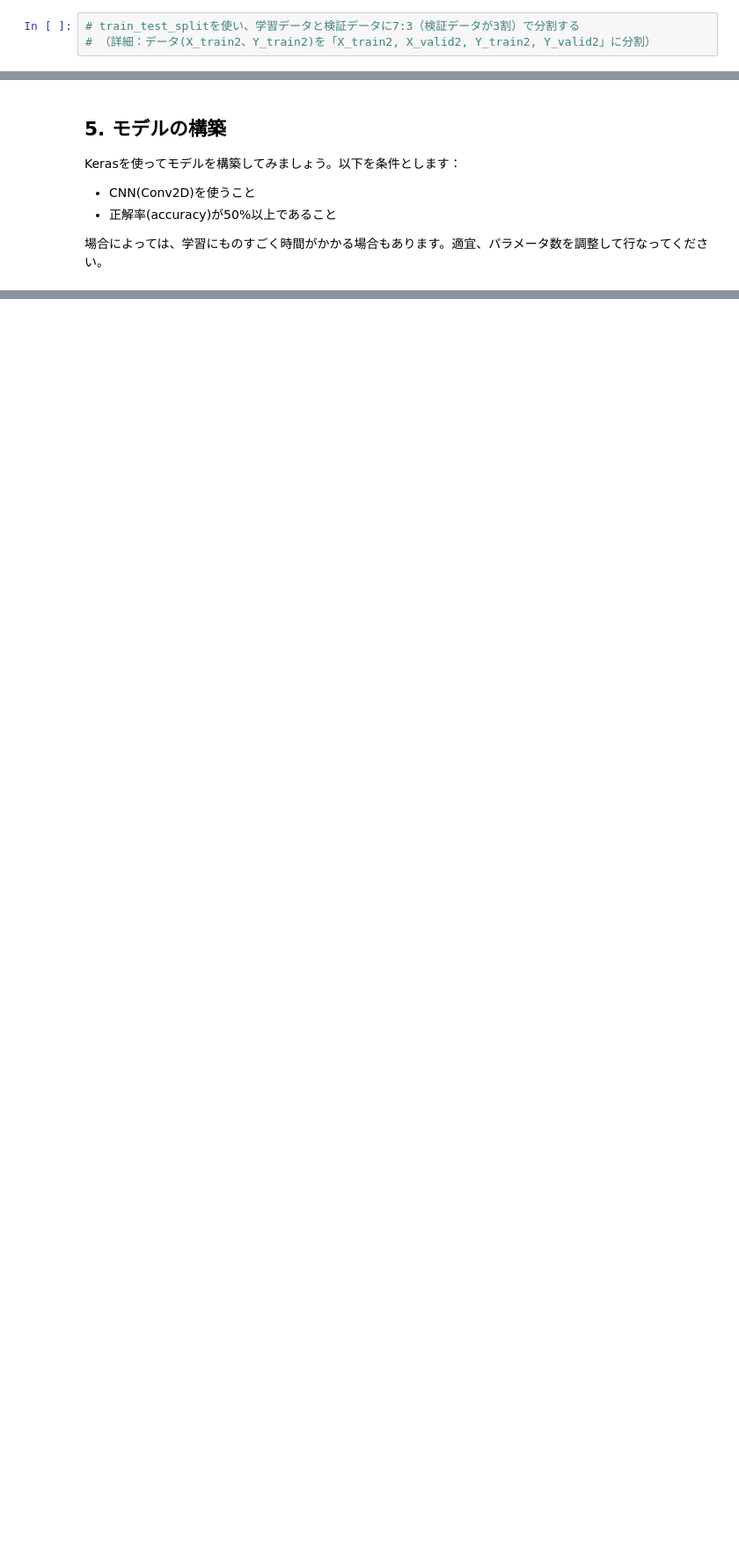
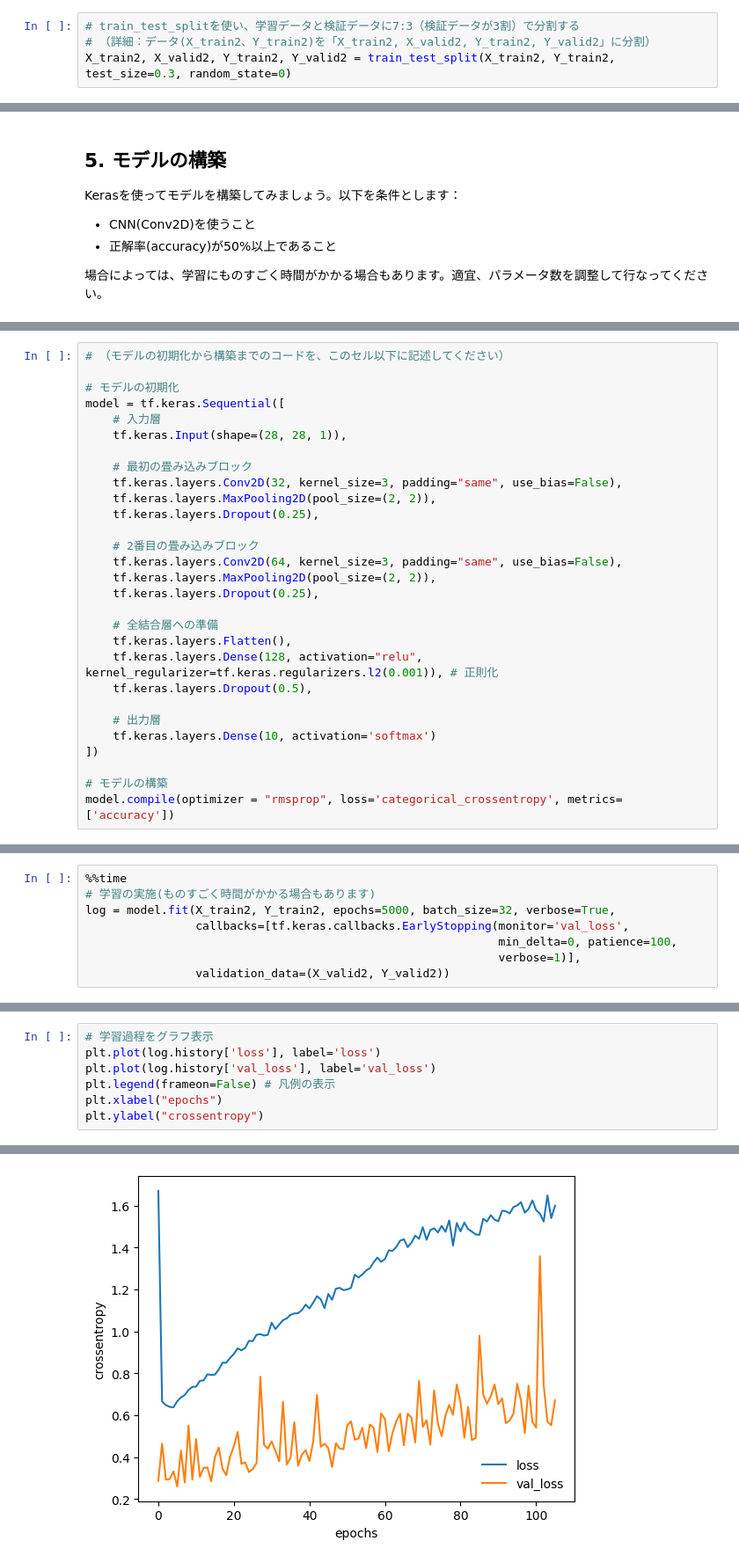
Before and after one commit to yuimaekawa/aidev, a Jupyter notebook: Lesson11_DL-Practice/課題6：別の手書き数字データでディープラーニング.ipynb, the cells around one changed output, grey strips where cells are left out. Shown: that part at 88% size. Saved outputs shown, nothing was run; the diff lists cells and outputs as text; blank space fills up the shorter version.

```diff
--- a/Lesson11_DL-Practice/課題6：別の手書き数字データでディープラーニング.ipynb
+++ b/Lesson11_DL-Practice/課題6：別の手書き数字データでディープラーニング.ipynb
@@ -93,3 +140,4 @@ plt.show()
 # %%
 # train_test_splitを使い、学習データと検証データに7:3（検証データが3割）で分割する
 # （詳細：データ(X_train2、Y_train2)を「X_train2, X_valid2, Y_train2, Y_valid2」に分割）
+X_train2, X_valid2, Y_train2, Y_valid2 = train_test_split(X_train2, Y_train2, test_size=0.3, random_state=0)
@@ -109,2 +168,31 @@ Kerasを使ってモデルを構築してみましょう。以下を条件とし
+# %%
+# （モデルの初期化から構築までのコードを、このセル以下に記述してください）
+
+# モデルの初期化
+model = tf.keras.Sequential([
+    # 入力層
+    tf.keras.Input(shape=(28, 28, 1)),
+
+    # 最初の畳み込みブロック
+    tf.keras.layers.Conv2D(32, kernel_size=3, padding="same", use_bias=False),
+    tf.keras.layers.MaxPooling2D(pool_size=(2, 2)),
+    tf.keras.layers.Dropout(0.25),
+
+    # 2番目の畳み込みブロック
+    tf.keras.layers.Conv2D(64, kernel_size=3, padding="same", use_bias=False),
+    tf.keras.layers.MaxPooling2D(pool_size=(2, 2)),
+    tf.keras.layers.Dropout(0.25),
+
+    # 全結合層への準備
+    tf.keras.layers.Flatten(),
+    tf.keras.layers.Dense(128, activation="relu", kernel_regularizer=tf.keras.regularizers.l2(0.001)), # 正則化
+    tf.keras.layers.Dropout(0.5),
+
+    # 出力層
+    tf.keras.layers.Dense(10, activation='softmax')
+])
+
+# モデルの構築
+model.compile(optimizer = "rmsprop", loss='categorical_crossentropy', metrics=['accuracy'])
 # %%
 # モデルの構造を表示
@@ -115,0 +222,8 @@ Kerasを使ってモデルを構築してみましょう。以下を条件とし
+# %%
+%%time
+# 学習の実施(ものすごく時間がかかる場合もあります)
+log = model.fit(X_train2, Y_train2, epochs=5000, batch_size=32, verbose=True,
+                callbacks=[tf.keras.callbacks.EarlyStopping(monitor='val_loss',
+                                                            min_delta=0, patience=100,
+                                                            verbose=1)],
+                validation_data=(X_valid2, Y_valid2))
@@ -115,0 +248,8 @@ Kerasを使ってモデルを構築してみましょう。以下を条件とし
+# %%
+# 学習過程をグラフ表示
+plt.plot(log.history['loss'], label='loss')
+plt.plot(log.history['val_loss'], label='val_loss')
+plt.legend(frameon=False) # 凡例の表示
+plt.xlabel("epochs")
+plt.ylabel("crossentropy")
+# %% [output]
@@ -116,3 +257,4 @@ Kerasを使ってモデルを構築してみましょう。以下を条件とし
+[figure, added]
 # %%
 # predictを使い、X_test2をもとに予測した結果を、
 # カテゴリー変数へ復元してY_pred2に代入
```
Also changed, not shown: parts of 20 cells of this notebook.
